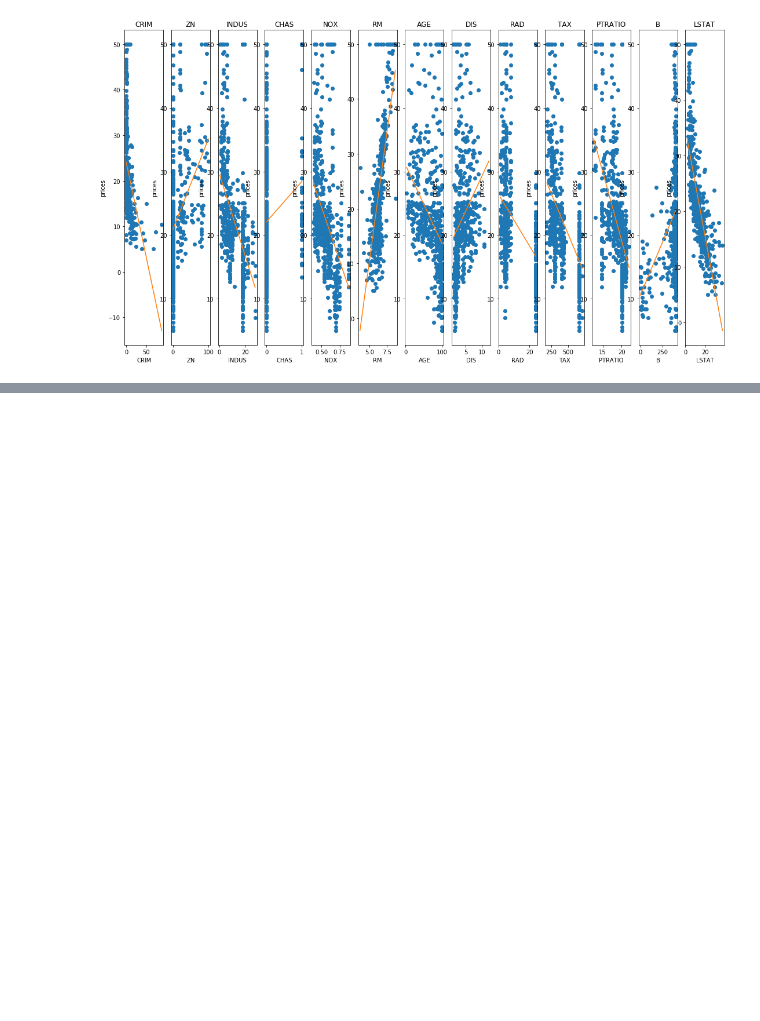
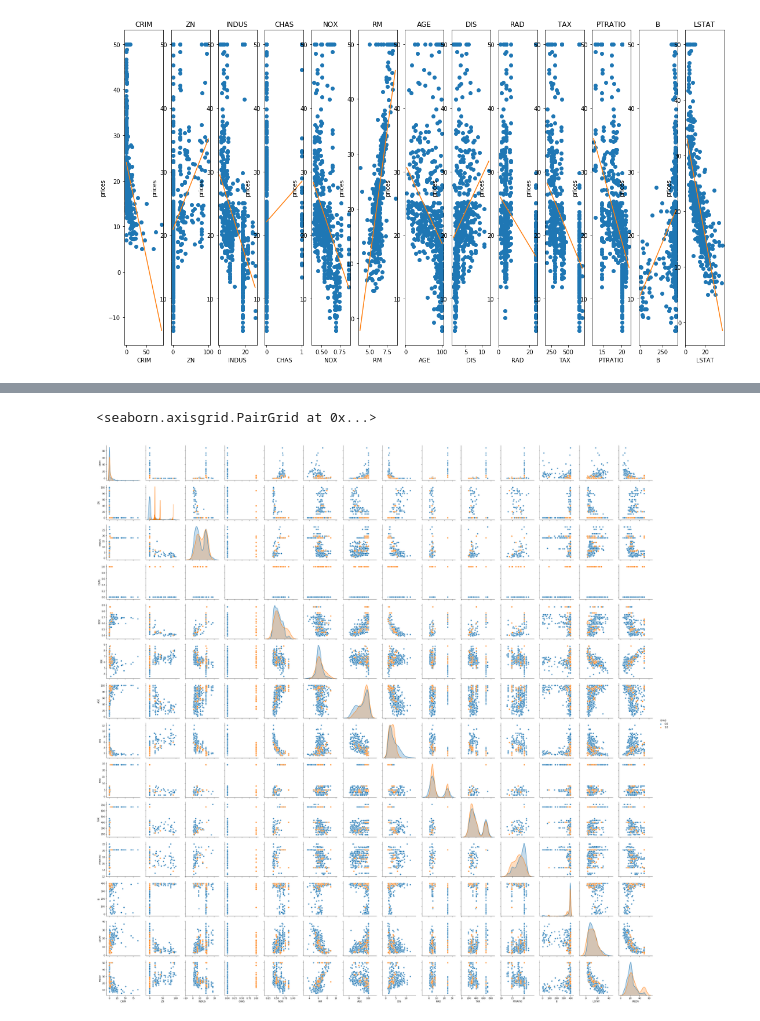
Before and after one commit to diarmuidwhelan/Machine-learning-and-statistics, a Jupyter notebook: Machine Learning and Statistics Project.ipynb, the cells around one changed output, grey strips where cells are left out. Drawn from its saved outputs; the diff is of its cells as text; code cells hidden in the pictures; blank space fills up the shorter version.

```diff
--- a/Machine Learning and Statistics Project.ipynb
+++ b/Machine Learning and Statistics Project.ipynb
@@ -188,0 +216,5 @@ for i, col in enumerate(data.columns):
+# %%
+sns.pairplot(boston, hue = "CHAS")
+# %% [output]
+<seaborn.axisgrid.PairGrid at 0x...>
+[figure, added]
```
Also changed, not shown: parts of 8 cells of this notebook.
